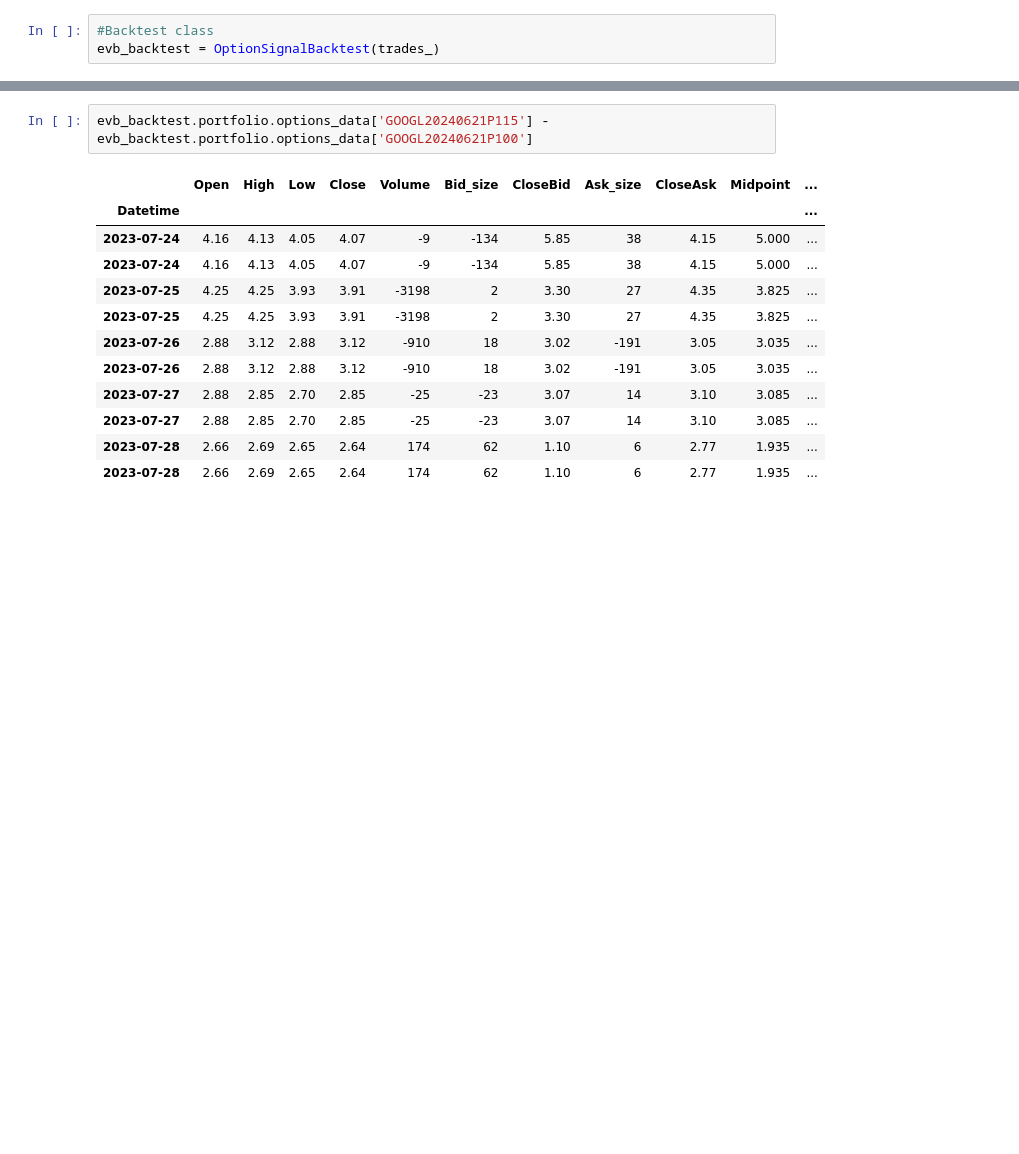
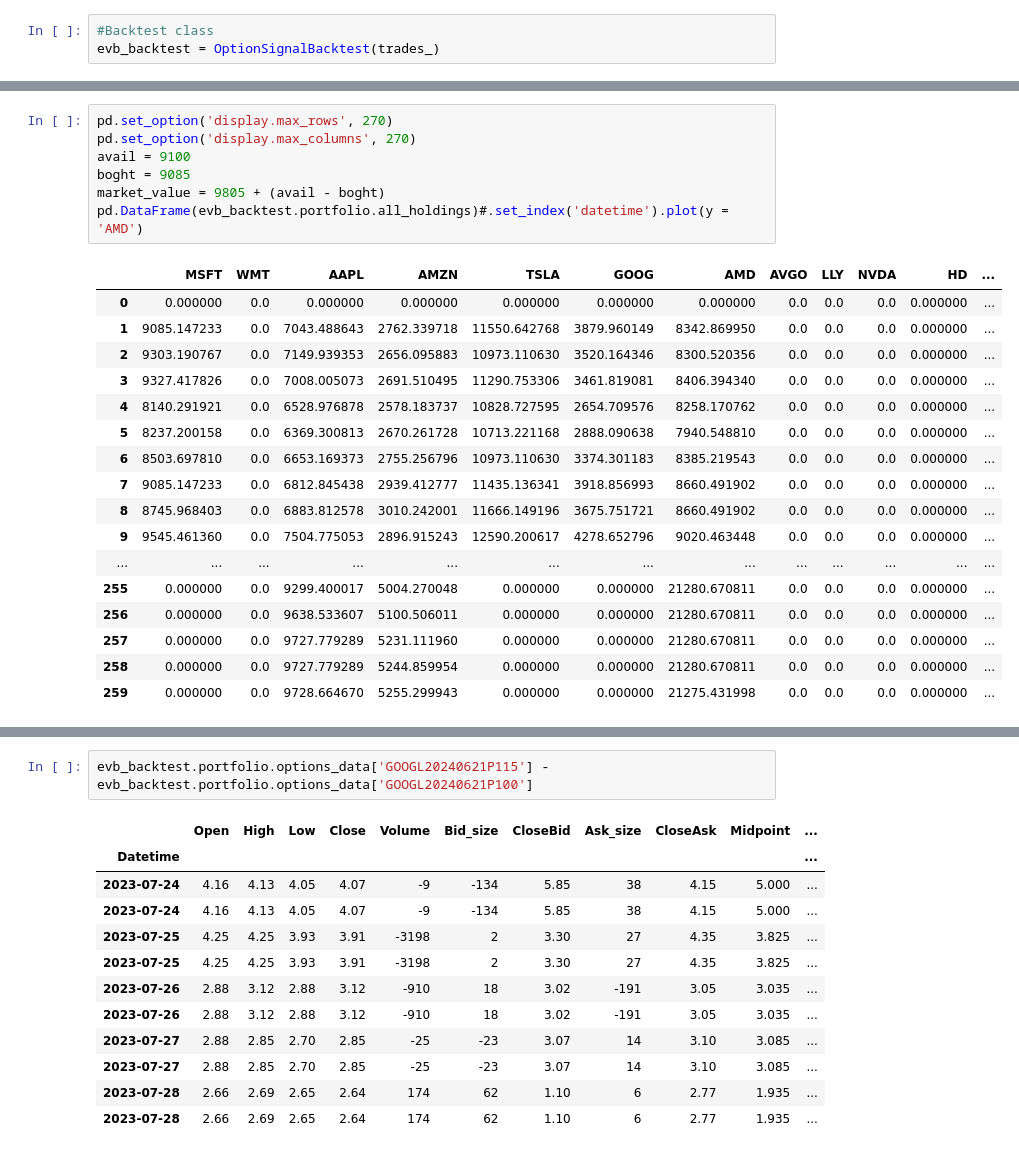
Before and after one commit to Zino-ctrlZ/QuantTools, a Jupyter notebook: EventDriven/demo.ipynb, the cells around one changed output, grey strips where cells are left out. Saved outputs shown, nothing was run; the diff lists cells and outputs as text; blank space fills up the shorter version.

```diff
--- a/EventDriven/demo.ipynb
+++ b/EventDriven/demo.ipynb
@@ -244,0 +409,25 @@ evb_backtest.portfolio.all_positions
+# %%
+pd.set_option('display.max_rows', 270)
+pd.set_option('display.max_columns', 270)
+avail = 9100
+boght = 9085
+market_value = 9805 + (avail - boght)
+pd.DataFrame(evb_backtest.portfolio.all_holdings)#.set_index('datetime').plot(y = 'AMD')
+# %% [output]
+|  | MSFT | WMT | AAPL | AMZN | TSLA | GOOG | AMD | AVGO | LLY | NVDA | HD | ... |
+| 0 | 0.000000 | 0.0 | 0.000000 | 0.000000 | 0.000000 | 0.000000 | 0.000000 | 0.0 | 0.0 | 0.0 | 0.000000 | ... |
+| 1 | 9085.147233 | 0.0 | 7043.488643 | 2762.339718 | 11550.642768 | 3879.960149 | 8342.869950 | 0.0 | 0.0 | 0.0 | 0.000000 | ... |
+| 2 | 9303.190767 | 0.0 | 7149.939353 | 2656.095883 | 10973.110630 | 3520.164346 | 8300.520356 | 0.0 | 0.0 | 0.0 | 0.000000 | ... |
+| 3 | 9327.417826 | 0.0 | 7008.005073 | 2691.510495 | 11290.753306 | 3461.819081 | 8406.394340 | 0.0 | 0.0 | 0.0 | 0.000000 | ... |
+| 4 | 8140.291921 | 0.0 | 6528.976878 | 2578.183737 | 10828.727595 | 2654.709576 | 8258.170762 | 0.0 | 0.0 | 0.0 | 0.000000 | ... |
+| 5 | 8237.200158 | 0.0 | 6369.300813 | 2670.261728 | 10713.221168 | 2888.090638 | 7940.548810 | 0.0 | 0.0 | 0.0 | 0.000000 | ... |
+| 6 | 8503.697810 | 0.0 | 6653.169373 | 2755.256796 | 10973.110630 | 3374.301183 | 8385.219543 | 0.0 | 0.0 | 0.0 | 0.000000 | ... |
+| 7 | 9085.147233 | 0.0 | 6812.845438 | 2939.412777 | 11435.136341 | 3918.856993 | 8660.491902 | 0.0 | 0.0 | 0.0 | 0.000000 | ... |
+| 8 | 8745.968403 | 0.0 | 6883.812578 | 3010.242001 | 11666.149196 | 3675.751721 | 8660.491902 | 0.0 | 0.0 | 0.0 | 0.000000 | ... |
+| 9 | 9545.461360 | 0.0 | 7504.775053 | 2896.915243 | 12590.200617 | 4278.652796 | 9020.463448 | 0.0 | 0.0 | 0.0 | 0.000000 | ... |
+| ... | ... | ... | ... | ... | ... | ... | ... | ... | ... | ... | ... | ... |
+| 255 | 0.000000 | 0.0 | 9299.400017 | 5004.270048 | 0.000000 | 0.000000 | 21280.670811 | 0.0 | 0.0 | 0.0 | 0.000000 | ... |
+| 256 | 0.000000 | 0.0 | 9638.533607 | 5100.506011 | 0.000000 | 0.000000 | 21280.670811 | 0.0 | 0.0 | 0.0 | 0.000000 | ... |
+| 257 | 0.000000 | 0.0 | 9727.779289 | 5231.111960 | 0.000000 | 0.000000 | 21280.670811 | 0.0 | 0.0 | 0.0 | 0.000000 | ... |
+| 258 | 0.000000 | 0.0 | 9727.779289 | 5244.859954 | 0.000000 | 0.000000 | 21280.670811 | 0.0 | 0.0 | 0.0 | 0.000000 | ... |
+| 259 | 0.000000 | 0.0 | 9728.664670 | 5255.299943 | 0.000000 | 0.000000 | 21275.431998 | 0.0 | 0.0 | 0.0 | 0.000000 | ... |
```
Also changed, not shown: parts of 20 cells of this notebook, 8 other files.
